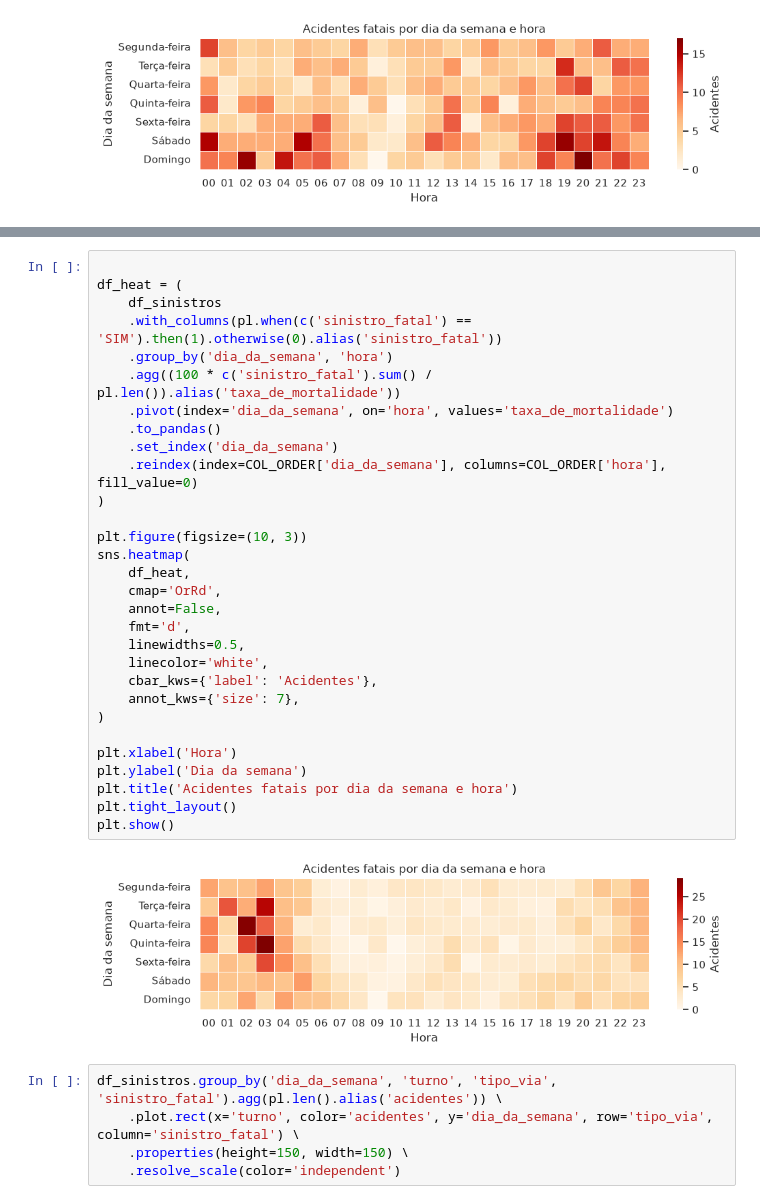
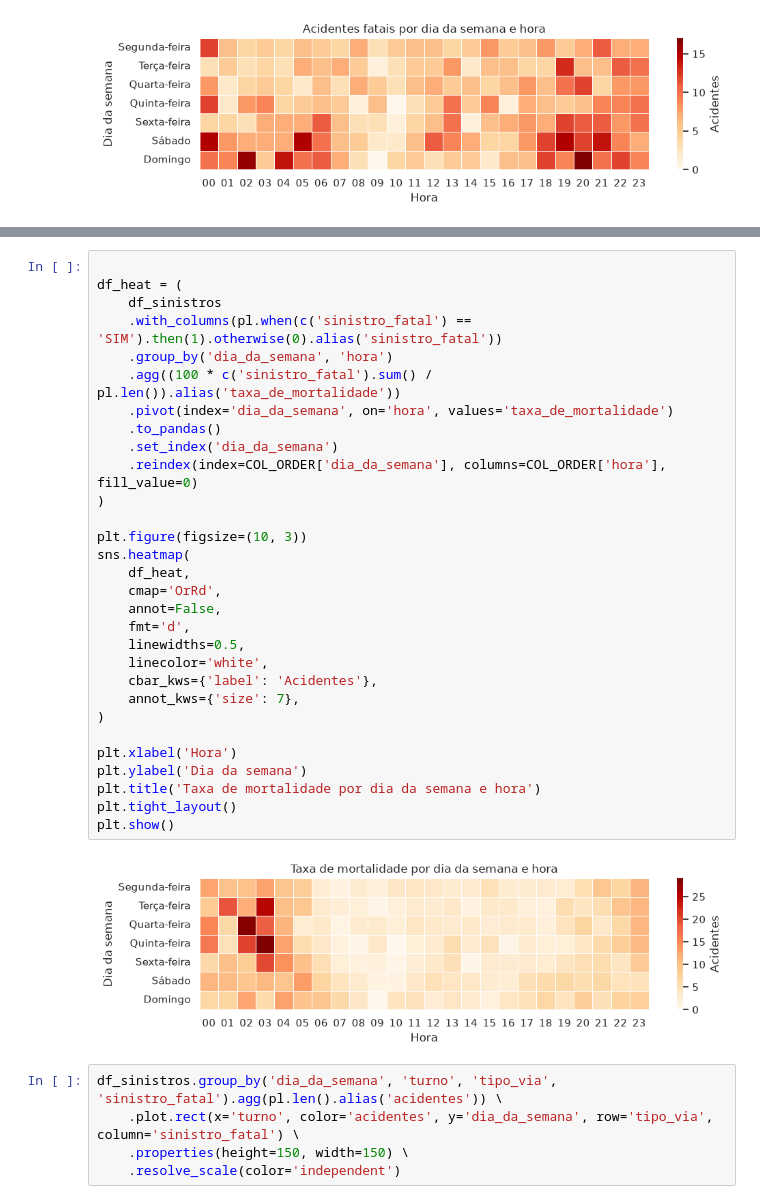
Before and after one commit to marcel-luchi/TCC530-BCD-2026S2-T003-TCC, a Jupyter notebook: notebooks/analise_exploratoria_sinistros.ipynb, the cells around one changed output, grey strips where cells are left out. Cells and saved outputs as stored; diff of their text form.

```diff
--- a/notebooks/analise_exploratoria_sinistros.ipynb
+++ b/notebooks/analise_exploratoria_sinistros.ipynb
@@ -343,35 +507,35 @@ plt.show()
 # %%
 
 df_heat = (
     df_sinistros
     .with_columns(pl.when(c('sinistro_fatal') == 'SIM').then(1).otherwise(0).alias('sinistro_fatal'))
     .group_by('dia_da_semana', 'hora')
     .agg((100 * c('sinistro_fatal').sum() / pl.len()).alias('taxa_de_mortalidade'))
     .pivot(index='dia_da_semana', on='hora', values='taxa_de_mortalidade')
     .to_pandas()
     .set_index('dia_da_semana')
     .reindex(index=COL_ORDER['dia_da_semana'], columns=COL_ORDER['hora'], fill_value=0)
 )
 
 plt.figure(figsize=(10, 3))
 sns.heatmap(
     df_heat,
     cmap='OrRd',
     annot=False,
     fmt='d',
     linewidths=0.5,
     linecolor='white',
     cbar_kws={'label': 'Acidentes'},
     annot_kws={'size': 7},
 )
 
 plt.xlabel('Hora')
 plt.ylabel('Dia da semana')
-plt.title('Acidentes fatais por dia da semana e hora')
+plt.title('Taxa de mortalidade por dia da semana e hora')
 plt.tight_layout()
 plt.show()
 # %% [output]
-[figure, old version]
+[figure, new version]
 # %%
 df_sinistros.group_by('dia_da_semana', 'turno', 'tipo_via', 'sinistro_fatal').agg(pl.len().alias('acidentes')) \
     .plot.rect(x='turno', color='acidentes', y='dia_da_semana', row='tipo_via', column='sinistro_fatal') \
```
Also changed, not shown: parts of 14 cells of this notebook.
